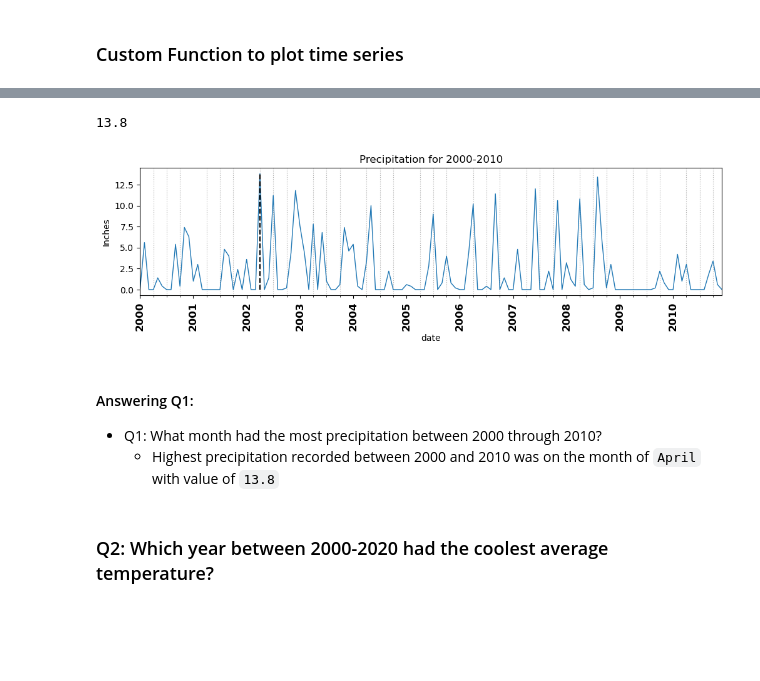
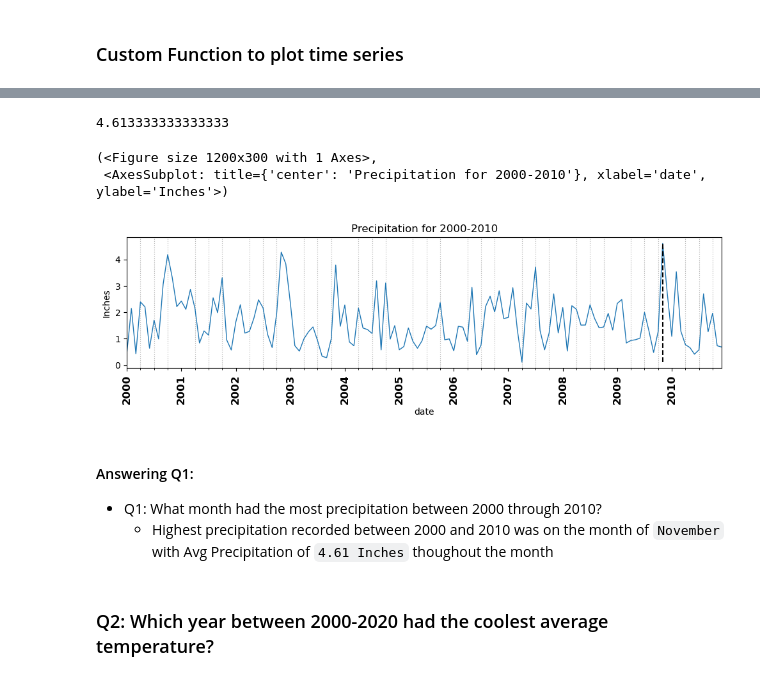
Before and after one commit to KDcodePy/Resampling-DateTime-Data, a Jupyter notebook: Resampling_DateTime_Data.ipynb, the cells around one changed output, grey strips where cells are left out. Drawn from its saved outputs; the diff is of its cells as text; code cells hidden in the pictures; blank space fills up the shorter version.

```diff
--- a/Resampling_DateTime_Data.ipynb
+++ b/Resampling_DateTime_Data.ipynb
@@ -163,7 +163,3 @@ date
 2010-12-30    0.0
 2010-12-31    0.0
 Name: precipitation, Length: 4018, dtype: float64
-# %%
-# Set Frequency for month
-ts = ts.asfreq('M')
-ts.index
@@ -178,0 +166,4 @@ DatetimeIndex(['2000-01-31', '2000-02-29', '2000-03-31', '2000-04-30',
+# %%
+# Resampling from Daily to Monthly and get avg value of each month
+ts_month = ts.resample('M').mean().dropna()
+ts.index
@@ -188,7 +198,8 @@ warnings.filterwarnings('ignore')
 def ts_ploter(ts,title,
               ylabel,
               minor_locator,minor_format,
-              major_locator,major_format):
+              major_locator,major_format,
+              answer):
     '''
     ts : Time Series
     title : Title of your plot
@@ -217,10 +228,11 @@ def ts_ploter(ts,title,
     ax.grid(which='minor',axis='x',ls=":")
     ax.grid(which='major',axis='x',color='k')
     ts.plot(ax=ax,title=title,marker='',lw=1)
-    ax.vlines(ts.idxmax(),ts.min(),ts.max(),
+    ax.vlines(answer,ts.min(),ts.max(),
               colors='k',linestyles='dashed')
     ax.set_ylabel(ylabel)
-    fig.autofmt_xdate(which='major',rotation=90,ha='center');
+    fig.autofmt_xdate(which='major',rotation=90,ha='center')
+    return fig,ax;
 # %%
 ## creating our tick locators and formatters
 ## for minor month ticks
@@ -232,6 +244,6 @@ major_locator = mdates.YearLocator()
 major_format = mdates.DateFormatter("%Y")
 # %%
 # Get date of higest precipitation
-ts_date = ts.idxmax()
+ts_date = ts_month.idxmax()
 ts_date
 # %% [output]
@@ -239,20 +251,22 @@ Timestamp('2002-04-30 00:00:00', freq='M')
 # %%
 # Get highest precipitation
-ts.loc[ts_date]
+ts_month.loc[ts_date]
 # %% [output]
-13.8
+4.613333333333333
 # %%
 # Plot answer for Q1
 title = 'Precipitation for 2000-2010'
 ylabel= 'Inches'
-ts_ploter(ts,title,ylabel,minor_locator,minor_format,
-          major_locator,major_format)
+ts_ploter(ts_month,title,ylabel,minor_locator,minor_format,
+          major_locator,major_format,ts_date)
 # %% [output]
+(<Figure size 1200x300 with 1 Axes>,
+ <AxesSubplot: title={'center': 'Precipitation for 2000-2010'}, xlabel='date', ylabel='Inches'>)
-[figure, old version]
+[figure, new version]
 # %% [markdown]
 #### Answering Q1:
 - Q1: What month had the most precipitation between 2000 through 2010?
-    - Highest precipitation recorded between 2000 and 2010 was on the month of `April` with value of `13.8`
+    - Highest precipitation recorded between 2000 and 2010 was on the month of `November` with Avg Precipitation of `4.61 Inches` thoughout the month
 # %% [markdown]
 ### Q2: Which year between 2000-2020 had the coolest average temperature?
 # %%
```
Also changed, not shown: parts of 12 cells of this notebook.
